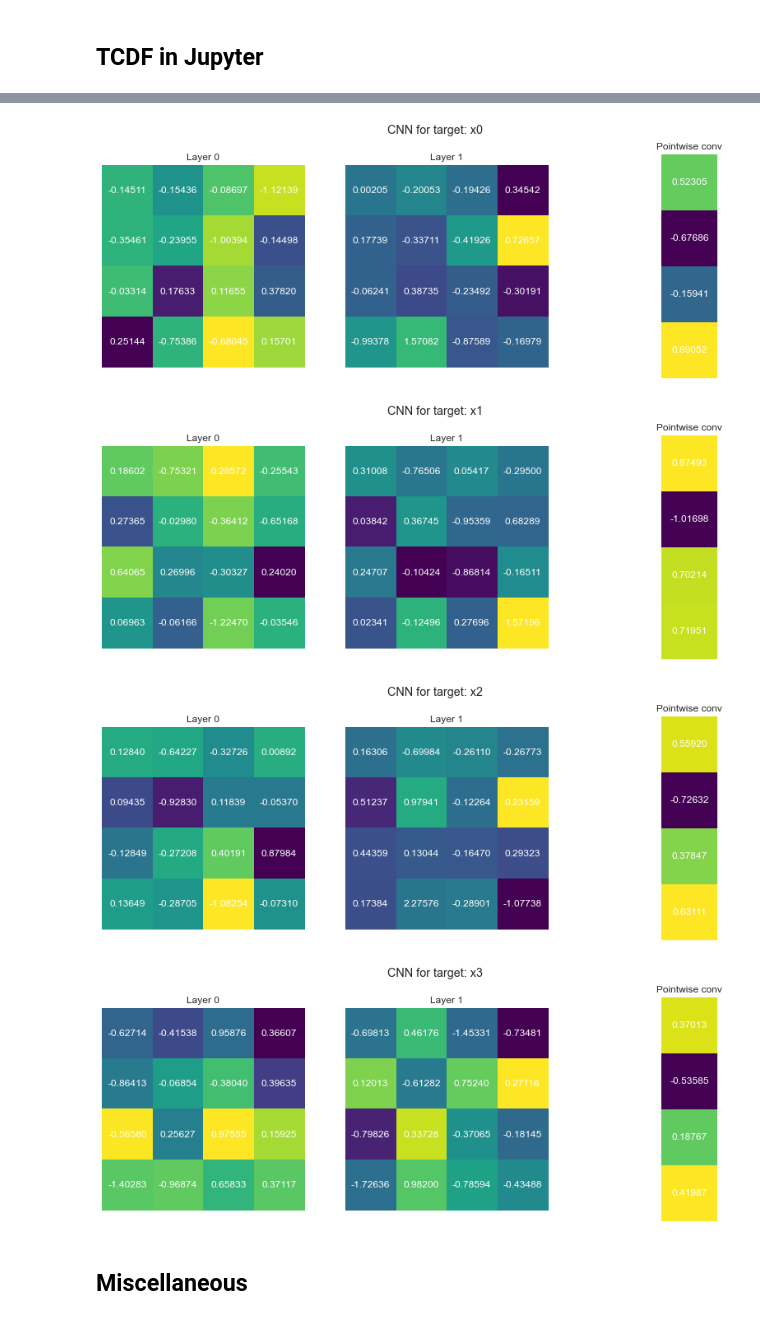
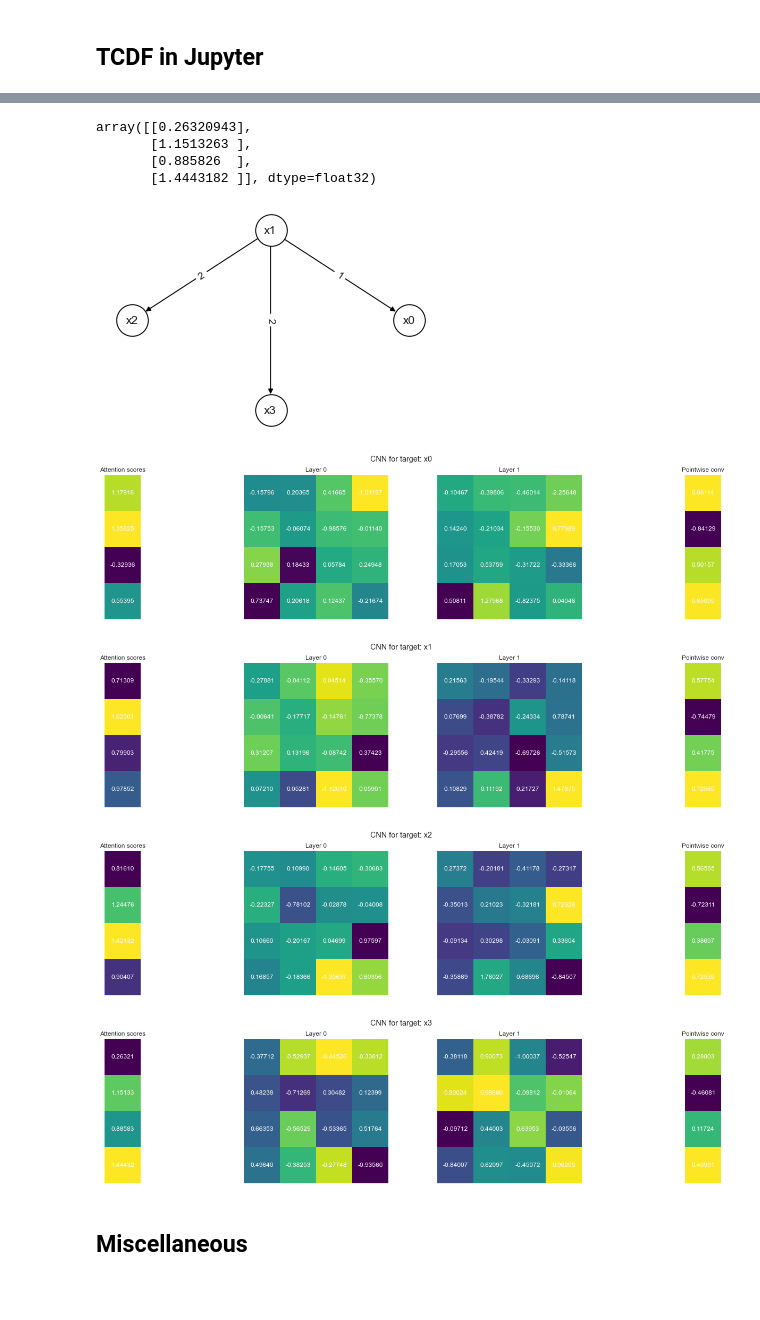
Before and after one commit to sataset/TCDF-mod, a Jupyter notebook: jupyter-notebooks/TCDF-mod-test.ipynb, the cells around one changed output, grey strips where cells are left out. Cells and saved outputs as stored; diff of their text form; code cells hidden in the pictures; blank space fills up the shorter version.

```diff
--- a/jupyter-notebooks/TCDF-mod-test.ipynb
+++ b/jupyter-notebooks/TCDF-mod-test.ipynb
@@ -16,20 +10,11 @@ mount_google_drive = False
 import os
 import sys
 
-if google_colab:
-    !pip install tigramite ipympl
-    !git clone https://github.com/M-Nauta/TCDF.git
-    path_tcdf = '/content/TCDF'
-    path_datasets = ''
-    if mount_google_drive:
-        from google.colab import drive
-        drive.mount('/content/drive')
-else:
-    path_project = os.path.abspath(os.path.join(os.getcwd(), os.pardir))
-    path_tcdf = path_project + '/src'
-    path_datasets = path_project + '/datasets'
-    path_tcdf_bash = path_tcdf.replace(' ', '\\ ')
-    path_datasets_bash = path_datasets.replace(' ', '\\ ')
+path_project = os.path.abspath(os.path.join(os.getcwd(), os.pardir))
+path_tcdf = path_project + '/src'
+path_datasets = path_project + '/datasets'
+path_tcdf_bash = path_tcdf.replace(' ', '\\ ')
+path_datasets_bash = path_datasets.replace(' ', '\\ ')
 
 
 sys.path.append(path_tcdf)
@@ -184,12 +144,23 @@ Percentage of delays that are correctly discovered: 100.0 %
 
 ============================================================
+# %%
+TCDF_solver.models['x3'].fs_attention.data.numpy()
+# %% [output]
+array([[0.26320943],
+       [1.1513263 ],
+       [0.885826  ],
+       [1.4443182 ]], dtype=float32)
 # %%
-TCDF_solver.visualize_weights()
+TCDF_solver.plotgraph()
 # %% [output]
-[figure, old version]
+[figure, new version]
-[figure, removed]
-[figure, removed]
-[figure, removed]
+# %%
+TCDF_solver.visualize_weights(pointwise=True, attention_scores=True)
+# %% [output]
+[figure, added]
+[figure, added]
+[figure, added]
+[figure, added]
 # %% [markdown]
 ## Miscellaneous
 # %%
```
Also changed, not shown: parts of 8 cells of this notebook.
